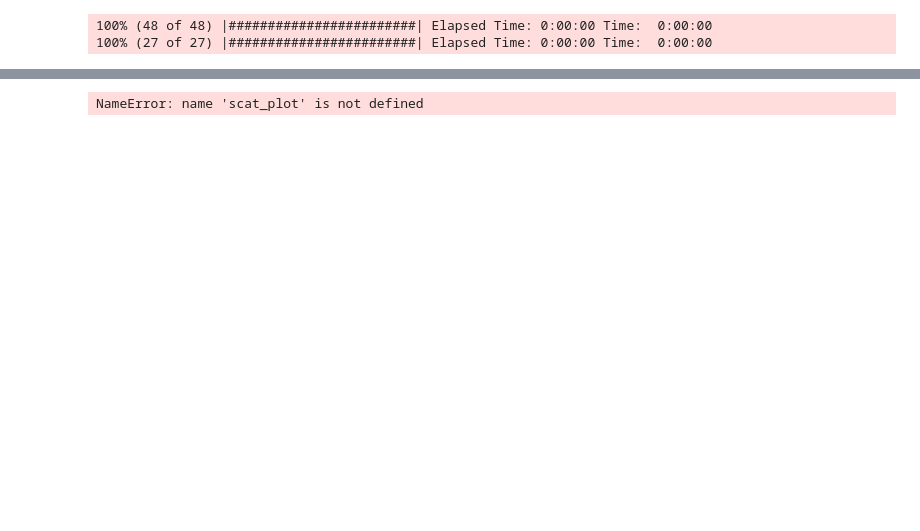
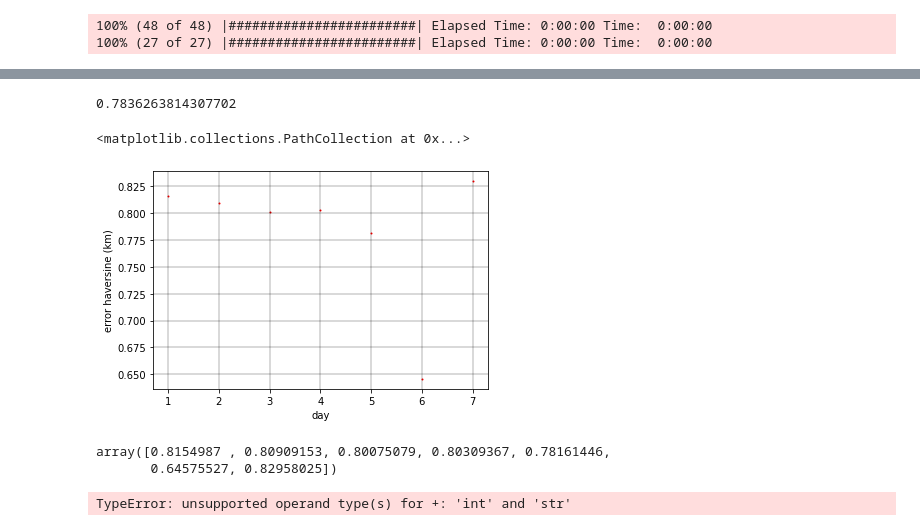
Before and after one commit to wwebeam6508/Development-of-Predictive-Model-for-Trip-Destination-of-Dockless-Shared-Scooters, a Jupyter notebook: Model_Retraining-Non-Saperate.ipynb, the cells around one changed output, grey strips where cells are left out. Saved outputs shown, nothing was run; the diff lists cells and outputs as text; code cells hidden in the pictures; blank space fills up the shorter version.

```diff
--- a/Model_Retraining-Non-Saperate.ipynb
+++ b/Model_Retraining-Non-Saperate.ipynb
@@ -343,4 +352,4 @@ NameError: name 'y_test' is not defined
 # %%
-sum(scat_plot)/len(scat_plot)
+sum(mae_rate_day)/len(mae_rate_day)
 # %% [output]
-NameError: name 'scat_plot' is not defined
+0.7836263814307702
@@ -373,0 +356,19 @@ plt.scatter(mae_rate_day_of_week[:,1], mae_rate_day_of_week[:,0], color='r', s=
+# %%
+import matplotlib.pyplot as plt
+
+plt.xlabel('day')
+plt.ylabel('error haversine (km)')
+plt.grid(color='black', linestyle='-', linewidth=0.3)
+plt.scatter([1,2,3,4,5,6,7], mae_rate_day, color='r', s= 1)
+# %% [output]
+<matplotlib.collections.PathCollection at 0x...>
+[figure, added]
+# %%
+mae_rate_day
+# %% [output]
+array([0.8154987 , 0.80909153, 0.80075079, 0.80309367, 0.78161446,
+       0.64575527, 0.82958025])
+# %%
+sum(mae_rate_hour[:,0])/len(mae_rate_hour)
+# %% [output]
+TypeError: unsupported operand type(s) for +: 'int' and 'str'
```
Also changed, not shown: parts of 13 cells of this notebook.
